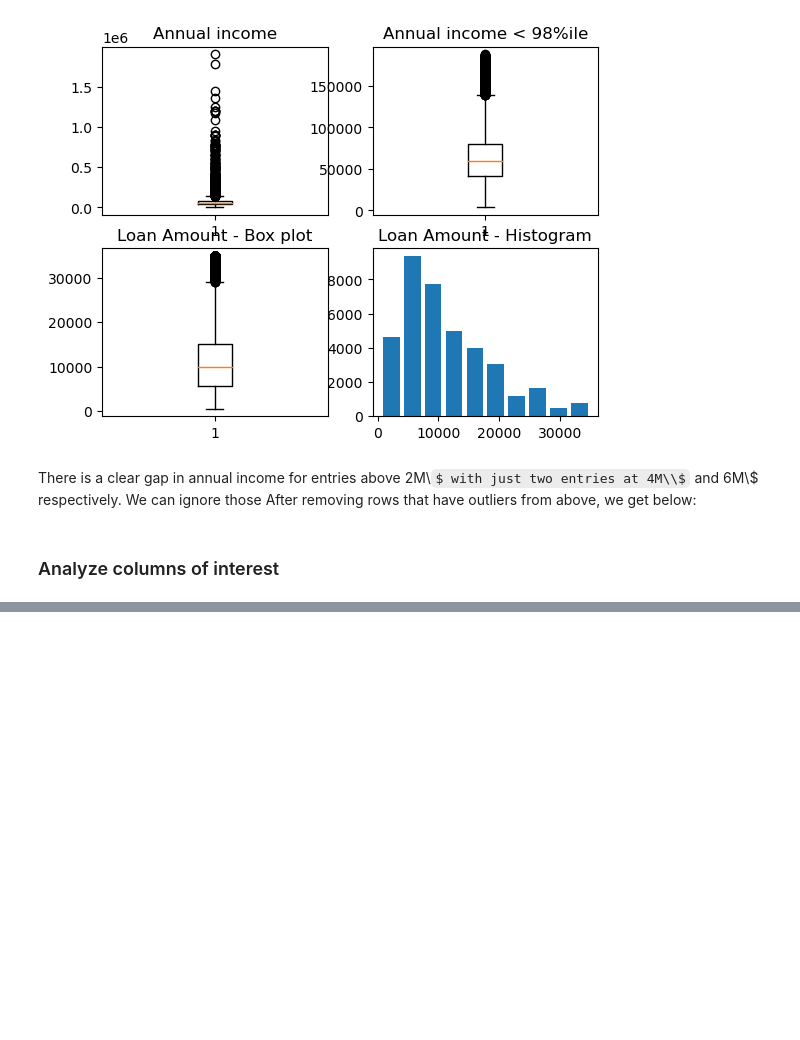
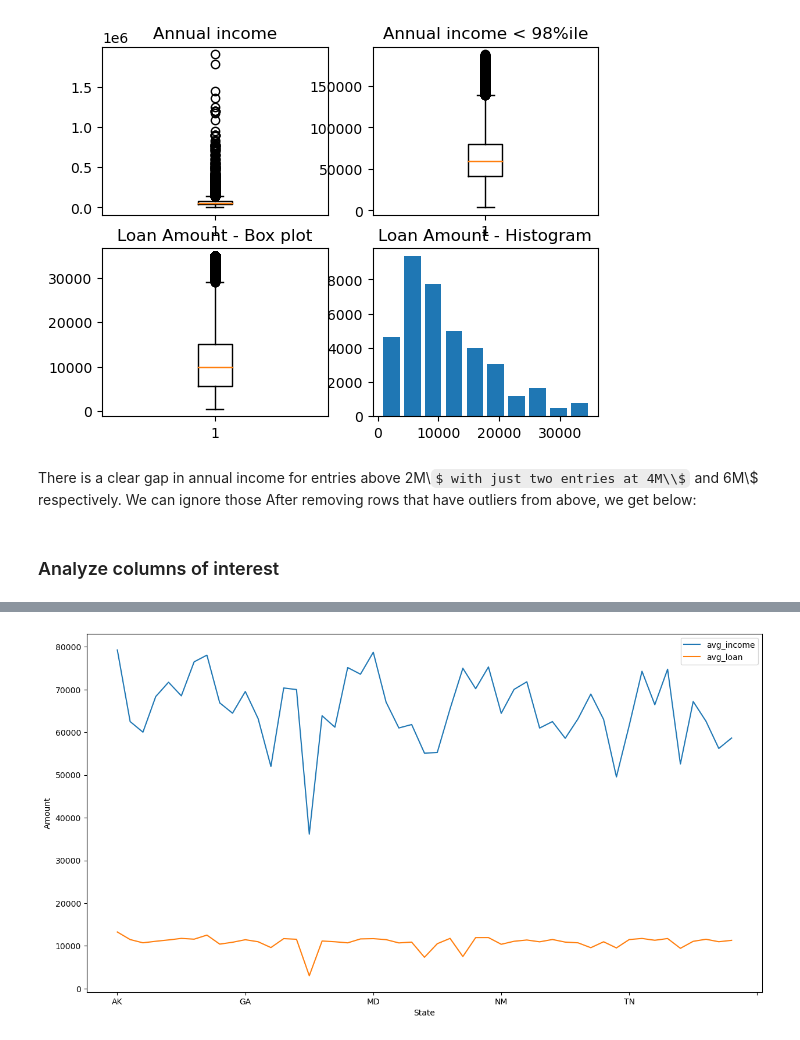
Before and after one commit to maniteja6799/lending_club_eda, a Jupyter notebook: CaseStudy_Loans_EDA.ipynb, the cells around one changed output, grey strips where cells are left out. Saved outputs shown, nothing was run; the diff lists cells and outputs as text; code cells hidden in the pictures; some formulas as TeX source; blank space fills up the shorter version.

```diff
--- a/CaseStudy_Loans_EDA.ipynb
+++ b/CaseStudy_Loans_EDA.ipynb
@@ -318,0 +358,7 @@ Name: loan_amnt, dtype: int64
+# %%
+ax = loan_data_df.groupby(['addr_state']).agg(
+                                         avg_income=('annual_inc', 'mean'),
+                                         avg_loan=('loan_amnt', 'mean'),
+                                        ).plot.line( xlabel='State', ylabel='Amount', figsize=(15, 8))
+# %% [output]
+[figure, added]
```
Also changed, not shown: parts of 14 cells of this notebook.
